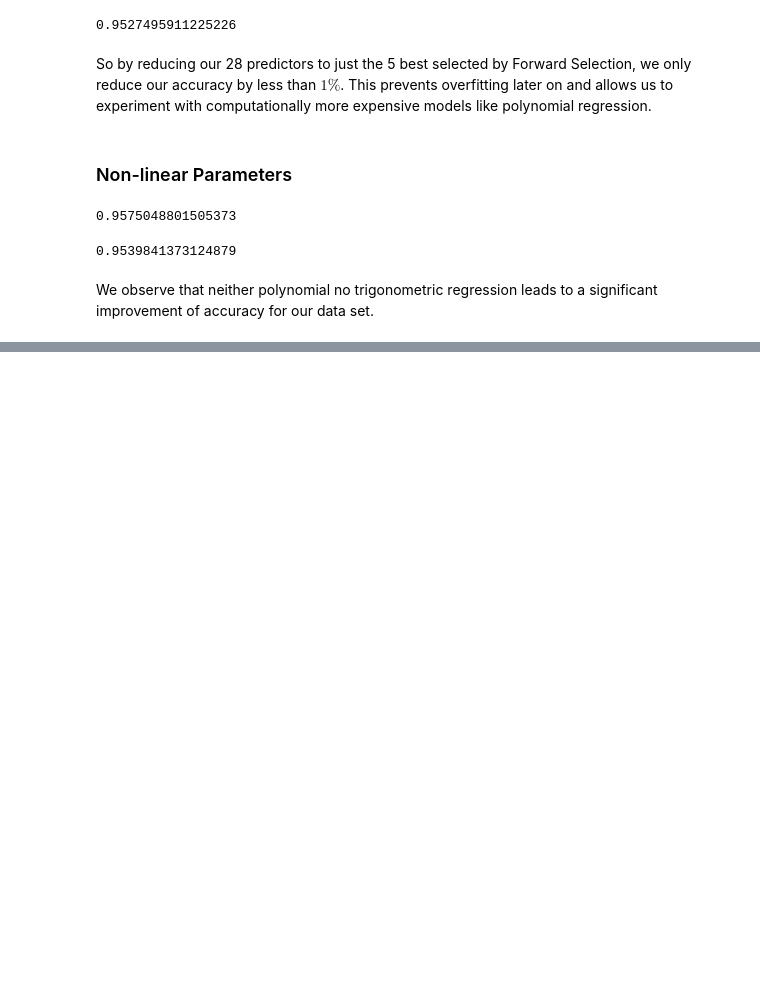
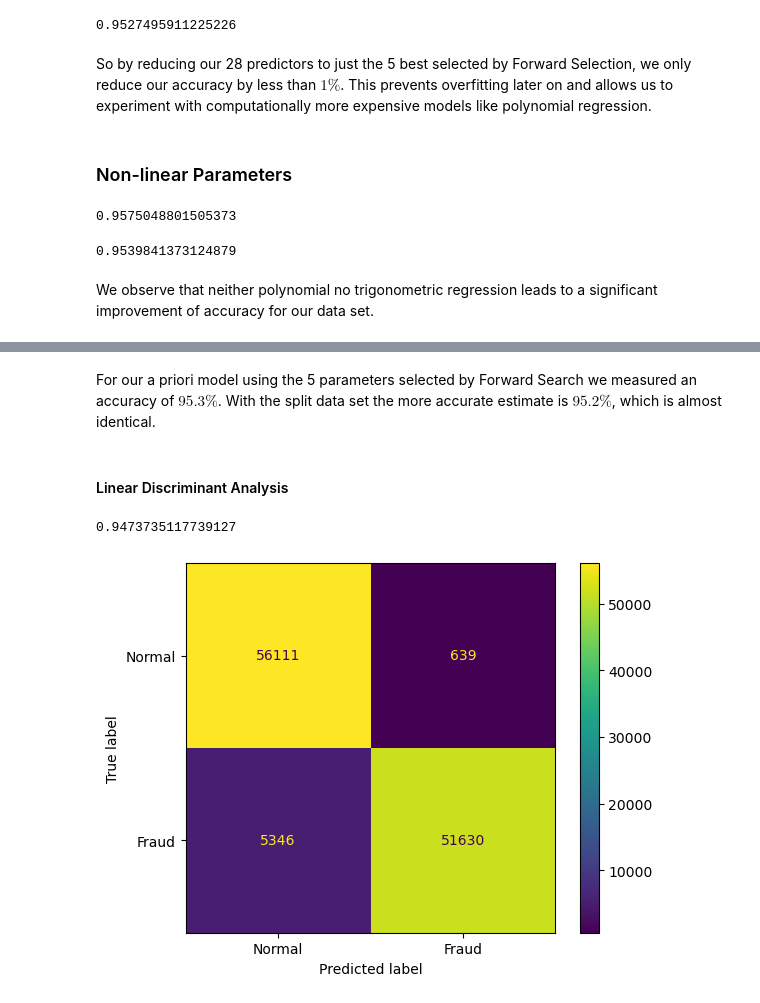
Before and after one commit to PhoenixSmaug/Classification-Guide, a Jupyter notebook: guide.ipynb, the cells around one changed output, grey strips where cells are left out. Cells and saved outputs as stored; diff of their text form; code cells hidden in the pictures; blank space fills up the shorter version.

```diff
--- a/guide.ipynb
+++ b/guide.ipynb
@@ -247,0 +273,18 @@ We observe that neither polynomial no trigonometric regression leads to a signif
+# %% [markdown]
+For our a priori model using the 5 parameters selected by Forward Search we measured an accuracy of $95.3 \%$. With the split data set the more accurate estimate is $95.2 \%$, which is almost identical.
+# %% [markdown]
+#### Linear Discriminant Analysis
+# %%
+lda = sl.discriminant_analysis.LinearDiscriminantAnalysis(store_covariance=True)
+lda.fit(X_train, y_train)
+prediction = (lda.predict(X_test) >= 0.5).astype(int)
+
+print(sl.metrics.accuracy_score(y_test, prediction))
+
+cm = sl.metrics.confusion_matrix(y_test, prediction)
+disp = sl.metrics.ConfusionMatrixDisplay(confusion_matrix=cm, display_labels=['Normal', 'Fraud'])
+disp.plot()
+plt.show()
+# %% [output]
+0.9473735117739127
+[figure, added]
```
Also changed, not shown: parts of 28 cells of this notebook, 1 other file.
